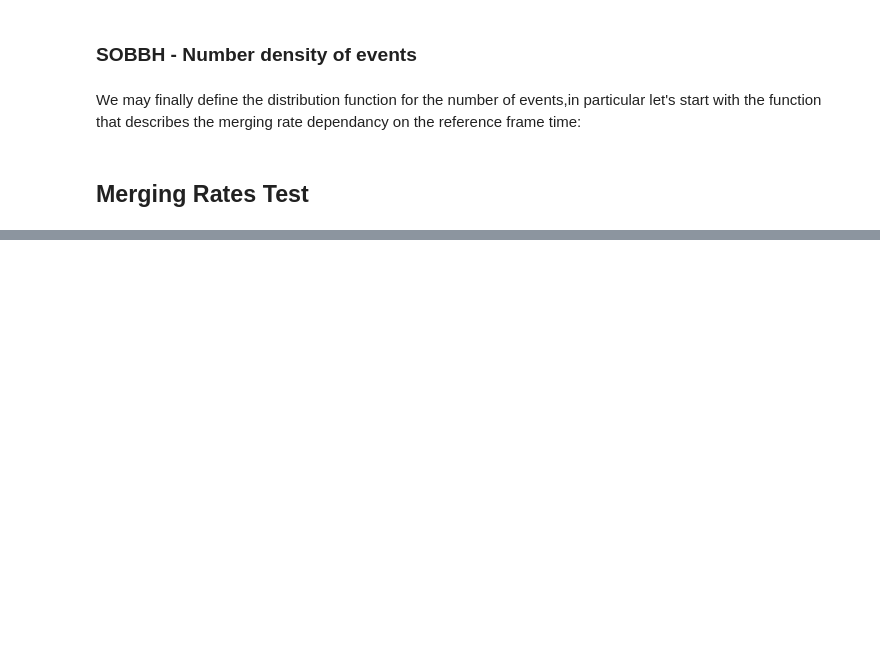
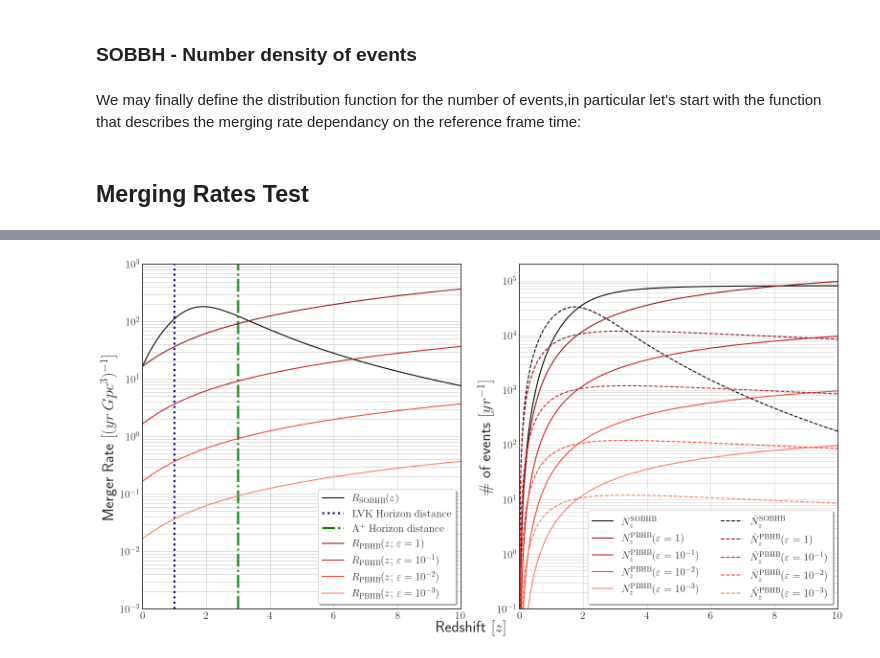
Before and after one commit to KuZa91/PBH_subpopulations_effects_analysis, a Jupyter notebook: MergerRateComparison.ipynb, the cells around one changed output, grey strips where cells are left out. Saved outputs shown, nothing was run; the diff lists cells and outputs as text; code cells hidden in the pictures; blank space fills up the shorter version.

```diff
--- a/MergerRateComparison.ipynb
+++ b/MergerRateComparison.ipynb
@@ -264,0 +318,44 @@ plt.savefig('RtzMergingRateComparison.png', dpi = 200)
+# %%
+fig, ax = plt.subplots(1, 2,  figsize =[16,8])
+plt.subplots_adjust(wspace = 0.13, hspace = 0.5)
+fig.text(0.5, 0.0, 'Redshift $[z]$', fontsize = 24, ha = 'center')
+reds = plt.colormaps['Reds']
+
+
+ax[0].plot(ran_mz, SOBBH_R(ran_mz), color = 'black', label = r'$R_{\rm SOBHB}(z)$')
+ax[0].axvline(1., color = 'navy', linewidth=3, ls = 'dotted', label = r'$\rm LVK \; \rm Horizon \; \rm distance$')
+ax[0].axvline(3., color = 'green', linewidth=3, ls = 'dashdot', label = r'$\rm A^+ \; \rm Horizon \; \rm distance$')
+ax[0].plot(ran_mz, 1.*PBH_fRt(ran_mz, 1.), color = reds(0.9), label = r'$R_{\rm PBHB}(z; \, \varepsilon = 1)$')
+ax[0].plot(ran_mz, 0.1*PBH_fRt(ran_mz, 1.), color = reds(0.75), label = r'$R_{\rm PBHB}(z; \, \varepsilon = 10^{-1})$')
+ax[0].plot(ran_mz, 0.01*PBH_fRt(ran_mz, 1.), color =  reds(0.6), label = r'$R_{\rm PBHB}(z; \, \varepsilon = 10^{-2})$')
+ax[0].plot(ran_mz, 0.001*PBH_fRt(ran_mz, 1.), color = reds(0.45), label = r'$R_{\rm PBHB}(z; \, \varepsilon = 10^{-3})$')
+ax[0].set_xlim(0.,10.)
+ax[0].set_ylim(0.001,1000.)
+ax[0].set_yscale('log')
+ax[0].set_ylabel('Merger Rate $[(yr \, Gpc^{3})^{-1}]$', fontsize = 24)
+ax[0].grid(which='both', color='grey', linestyle='-', linewidth=0.5, alpha=.7)
+ax[0].legend(loc=4, frameon = True, fancybox = True, shadow = True)
+
+
+ax[1].plot(ran_mz, CumFid_ev, color = 'black', label = r'$N^{\rm SOBHB}_{z}$')
+ax[1].plot(ran_mz, Cumf1_ev, color = reds(0.9), label = r'$N^{\rm PBHB}_{z}(\varepsilon = 1)$')
+ax[1].plot(ran_mz, Cumf01_ev, color = reds(0.75), label = r'$N^{\rm PBHB}_{z}(\varepsilon = 10^{-1})$')
+ax[1].plot(ran_mz, Cumf001_ev, color = reds(0.6), label = r'$N^{\rm PBHB}_{z}(\varepsilon = 10^{-2})$')
+ax[1].plot(ran_mz, Cumf0001_ev, color = reds(0.45), label = r'$N^{\rm PBHB}_{z}(\varepsilon = 10^{-3})$')
+ax[1].plot(ran_mz, Fid_ev, color = 'black', ls = 'dashed', label = r'$\hat{N}^{\rm SOBHB}_{z}$')
+ax[1].plot(ran_mz, f1_ev, color = reds(0.9), ls = 'dashed', label = r'$\hat{N}^{\rm PBHB}_{z}(\varepsilon = 1)$')
+ax[1].plot(ran_mz, f01_ev, color = reds(0.75), ls = 'dashed', label = r'$\hat{N}^{\rm PBHB}_{z}(\varepsilon = 10^{-1})$')
+ax[1].plot(ran_mz, f001_ev, color = reds(0.6), ls = 'dashed', label = r'$\hat{N}^{\rm PBHB}_{z}(\varepsilon = 10^{-2})$')
+ax[1].plot(ran_mz, f0001_ev, color = reds(0.45), ls = 'dashed', label = r'$\hat{N}^{\rm PBHB}_{z} (\varepsilon = 10^{-3})$')
+ax[1].set_xlim(0.,10.)
+ax[1].set_ylim(1.e-1,2.e5)
+ax[1].set_yscale('log')
+ax[1].set_ylabel('$\#$ of events $[yr^{-1}]$', fontsize = 24)
+ax[1].grid(which='both', color='grey', linestyle='-', linewidth=0.4, alpha=.7)
+ax[1].legend(loc=4, frameon = True, fancybox = True, shadow = True, ncol = 2)
+
+plt.tight_layout()
+plt.savefig('RtzMergingRateEvNumComparison.png', dpi = 200)
+#plt.savefig('RtzMergingRateEvNumComparison.png', dpi = 50)
+# %% [output]
+[figure, added]
```
Also changed, not shown: parts of 15 cells of this notebook.
